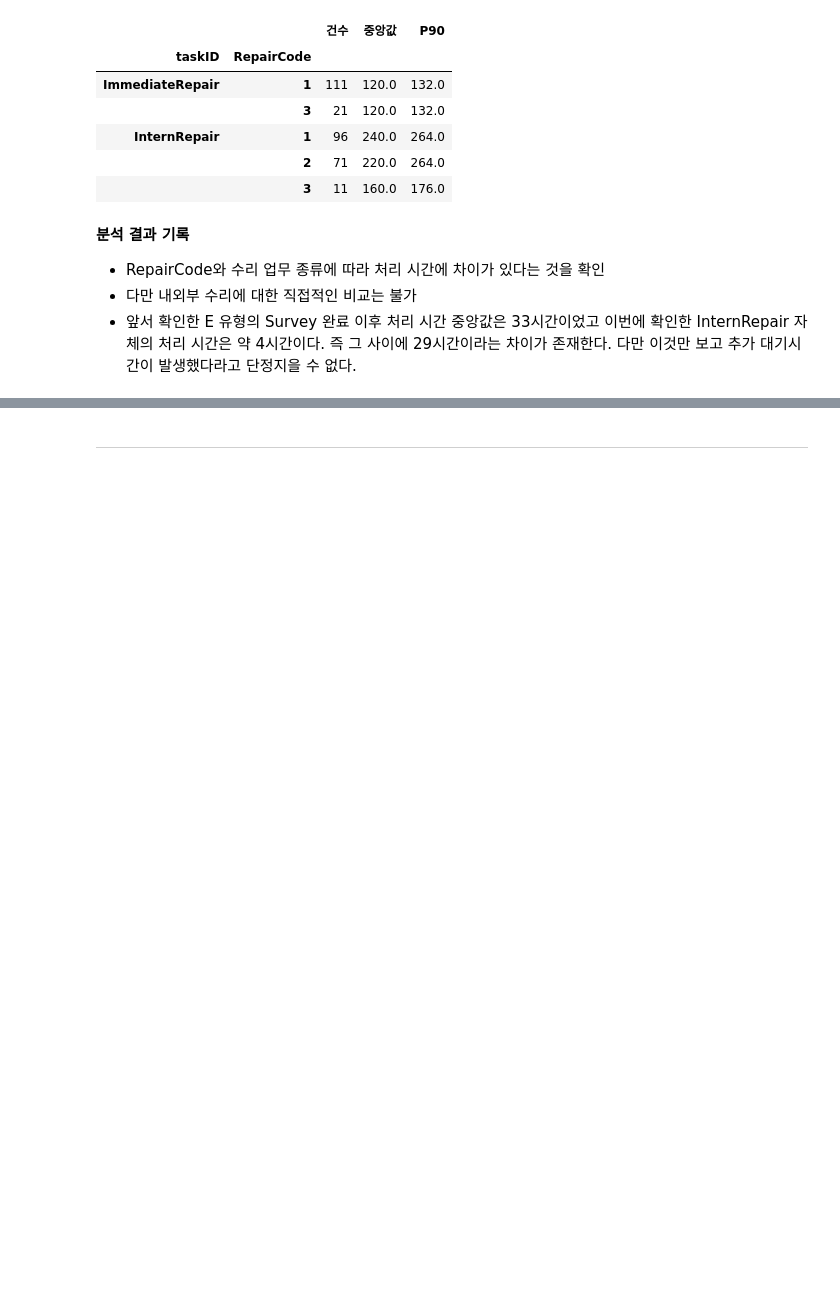
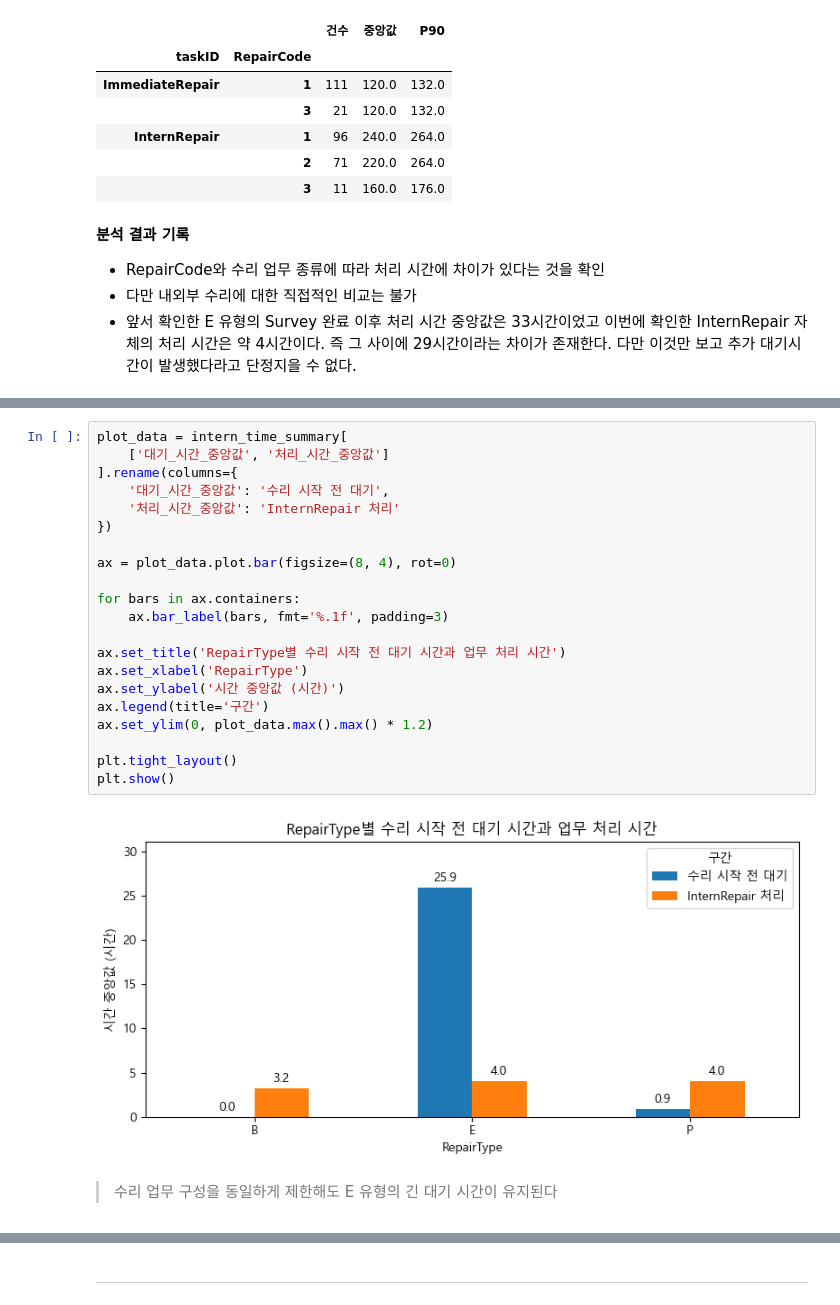
Before and after one commit to roh-git/DA_Assignment, a Jupyter notebook: repair2_분석.ipynb, the cells around one changed output, grey strips where cells are left out. Saved outputs shown, nothing was run; the diff lists cells and outputs as text; blank space fills up the shorter version.

```diff
--- a/repair2_분석.ipynb
+++ b/repair2_분석.ipynb
@@ -4409,0 +4648,25 @@ display(repair_code_summary)
+# %%
+plot_data = intern_time_summary[
+    ['대기_시간_중앙값', '처리_시간_중앙값']
+].rename(columns={
+    '대기_시간_중앙값': '수리 시작 전 대기',
+    '처리_시간_중앙값': 'InternRepair 처리'
+})
+
+ax = plot_data.plot.bar(figsize=(8, 4), rot=0)
+
+for bars in ax.containers:
+    ax.bar_label(bars, fmt='%.1f', padding=3)
+
+ax.set_title('RepairType별 수리 시작 전 대기 시간과 업무 처리 시간')
+ax.set_xlabel('RepairType')
+ax.set_ylabel('시간 중앙값 (시간)')
+ax.legend(title='구간')
+ax.set_ylim(0, plot_data.max().max() * 1.2)
+
+plt.tight_layout()
+plt.show()
+# %% [output]
+[figure, added]
+# %% [markdown]
+> 수리 업무 구성을 동일하게 제한해도 E 유형의 긴 대기 시간이 유지된다
```
Also changed, not shown: parts of 51 cells of this notebook.
